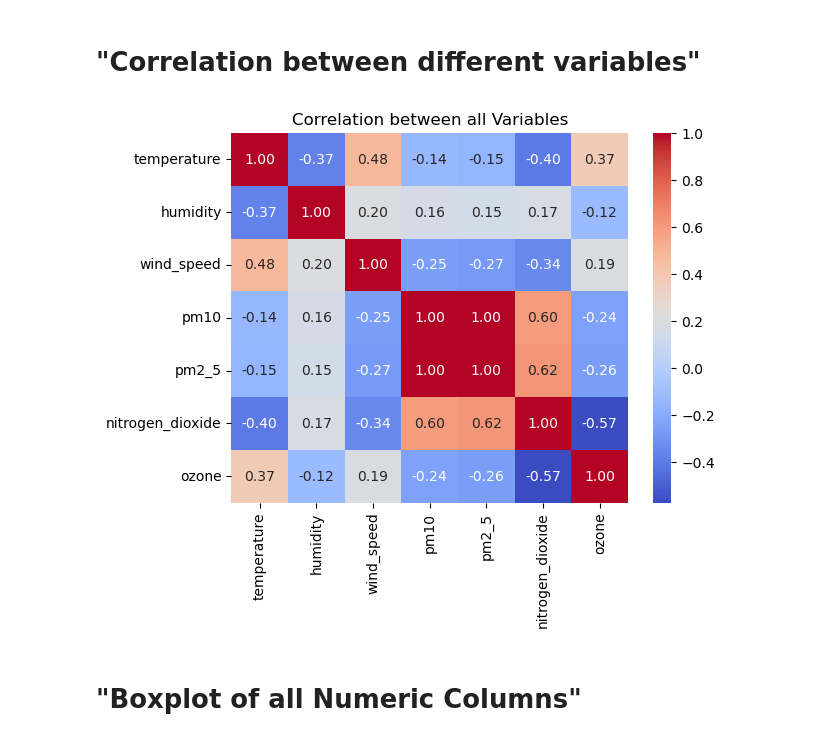
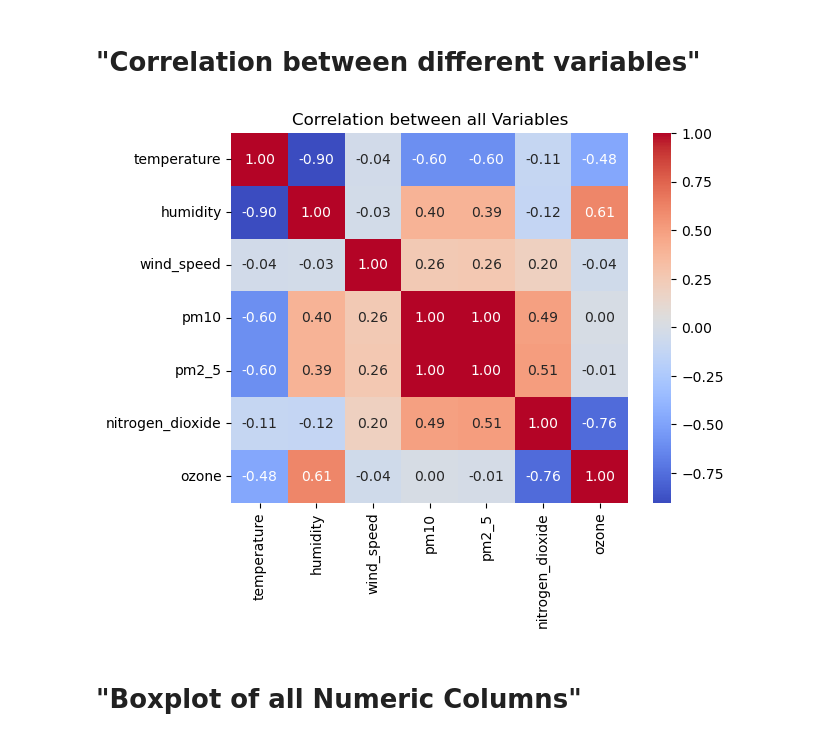
Before and after one commit to Lokey666/weather_monitoring_project, a Jupyter notebook: jupyter_notebooks/eda.ipynb, the cells around one changed output. Saved outputs shown, nothing was run; the diff lists cells and outputs as text; code cells hidden in the pictures.

```diff
--- a/jupyter_notebooks/eda.ipynb
+++ b/jupyter_notebooks/eda.ipynb
@@ -151,13 +151,15 @@ df_numeric.corr()
 # %% [markdown]
 # "Correlation between different variables"
+# %%
+df_city = df[df['city'] == 'Dehradun']
 # %%
 num_columns = ['temperature','humidity','wind_speed','pm10','pm2_5','nitrogen_dioxide','ozone']
 
-sns.heatmap(df[num_columns].corr(), annot=True, cmap='coolwarm',fmt=".2f")
+sns.heatmap(df_city[num_columns].corr(), annot=True, cmap='coolwarm',fmt=".2f")
 plt.title('Correlation between all Variables')
 plt.show()
 # %% [output]
-[figure, old version]
+[figure, new version]
 # %% [markdown]
 # "Boxplot of all Numeric Columns"
 # %%
```
Also changed, not shown: parts of 7 cells of this notebook, 6 other files.
